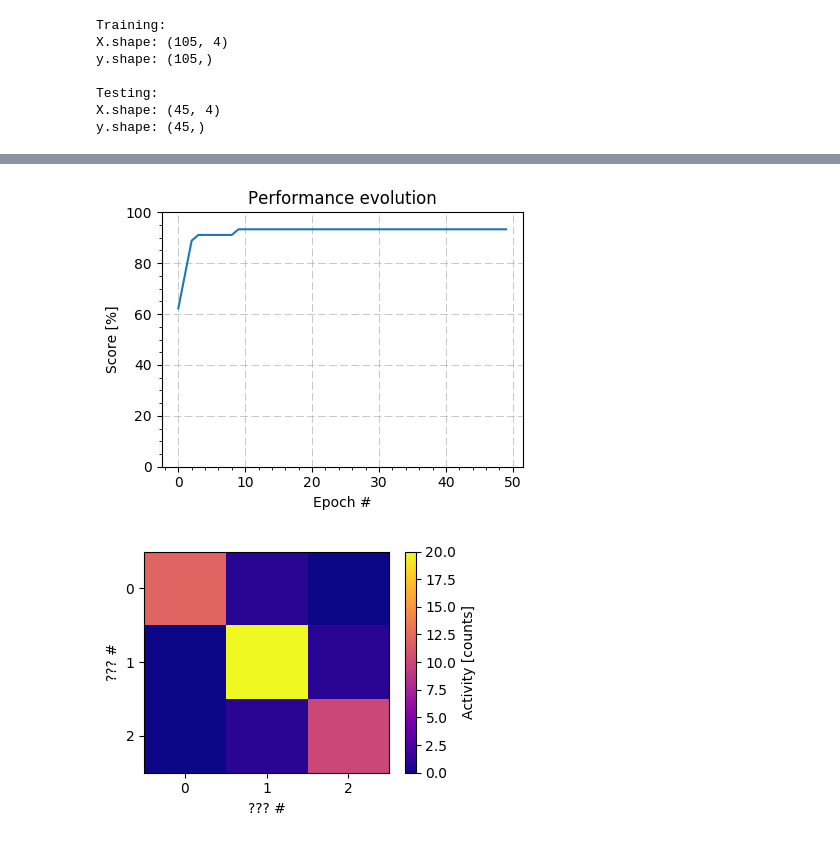
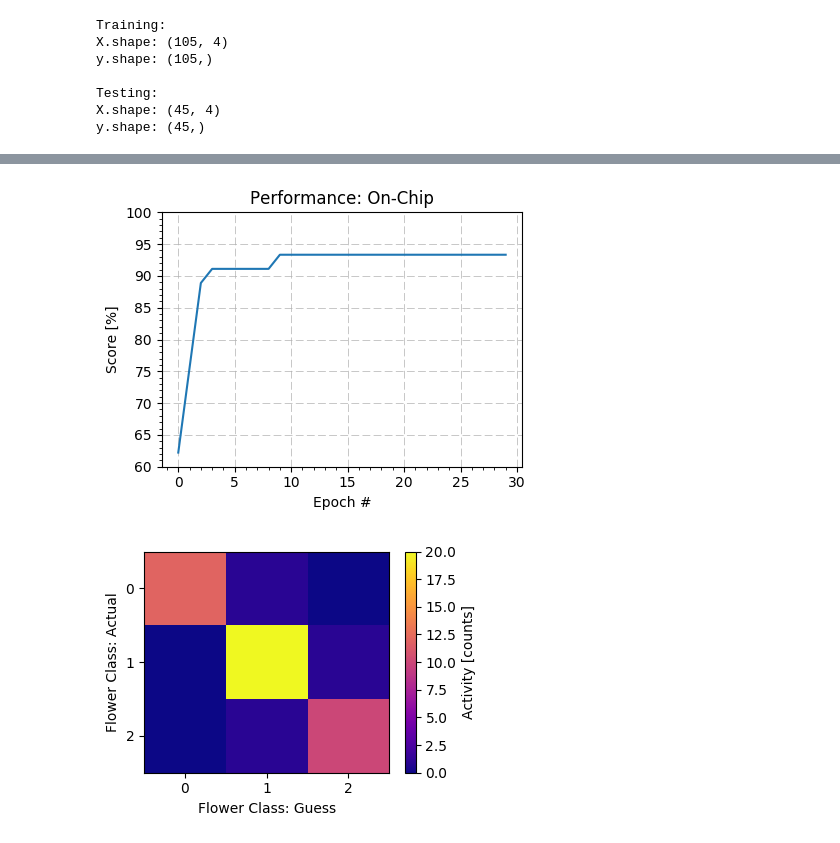
Before and after one commit to cbennett/Iris-Mem, a Jupyter notebook: Iris_1LayerClassification_Device.ipynb, the cells around one changed output, grey strips where cells are left out. Drawn from its saved outputs; the diff is of its cells as text; code cells hidden in the pictures.

```diff
--- a/Iris_1LayerClassification_Device.ipynb
+++ b/Iris_1LayerClassification_Device.ipynb
@@ -59,8 +59,8 @@ y.shape: (45,)
 # %%
 nfts = 4  # number of features
 ncls = 3  # number of classes
-gmin = 1e-8  # Siemens
-gmax = 1e-6  # Siemens
+gmin = 1.15e-11  # Siemens
+gmax = 1.15e-6  # Siemens
 gf = 5e5  # scaling factor of the currents in neuron activation function.
 
 # NB: the conductance array is ``2*(nfts + 1)`` row-high because
@@ -68,7 +68,7 @@ gf = 5e5  # scaling factor of the currents in neuron activation function.
 G = prng.uniform(low=gmin, high=gmax, size=(2*nfts + 2, ncls))
 g = 256 # writable levels
 
-nb_epochs = 50  # how many total cycles we present all train/test sets?
+nb_epochs = 30  # how many total cycles we present all train/test sets?
 #momentum = np.zeros(nbepochs)
 nb_train_steps = len(y_train)
 nb_test_steps = len(y_test)
@@ -130,21 +131,22 @@ This implementation seems consistent with the previous one :).
 # %%
 fig0, ax0 = plt.subplots(num="results", figsize=(4.5, 3.5))
 fig, ax = fig0, ax0  # Copy-pasting is easier if one always use "ax." to call the methods ;).
 
 ax.plot(range(len(results)), results)  # Actually "range(len(results))" is useless
 
 # Cosmeticks
-ax.set_title("Performance evolution")
+ax.set_title("Performance: On-Chip")
 ax.set_xlabel("Epoch #")
 ax.set_ylabel("Score [%]")
-ax.set_ylim(0, 100)
+ax.set_ylim(60, 100)
 ax.minorticks_on()
 ax.grid(ls='dashed', lw=0.5)
 fig.tight_layout()
 
+#plt.savefig('performance-onchip.png',format = 'png',dpi = 300)
 plt.show()
 # %% [output]
-[figure, old version]
+[figure, new version]
 # %%
 fig1, ax1 = plt.subplots(num="conf_arr", figsize=(4, 3))
 fig, ax = fig1, ax1
@@ -153,15 +155,16 @@ im1 = ax.imshow(conf_arr, cmap='plasma', aspect='auto', origin='upper')
 cb1 = fig.colorbar(im1, ax=ax, label="Activity [counts]")
 
 # Cosmeticks
-ax.set_xlabel("??? #")
-ax.set_ylabel("??? #")
+ax.set_xlabel("Flower Class: Guess")
+ax.set_ylabel("Flower Class: Actual")
 ax.xaxis.set_major_locator(MultipleLocator(1))
 ax.yaxis.set_major_locator(MultipleLocator(1))
 fig.tight_layout()
 
+#plt.savefig('confusionmat.png',format = 'png',dpi = 300)
 plt.show()
 # %% [output]
-[figure, old version]
+[figure, new version]
 # %%
 fig2, axs2 = plt.subplots(ncols=3, num="G_hist_1", figsize=(5.5, 2.5), sharex=True,
                           sharey=True)
```
Also changed, not shown: parts of 4 cells of this notebook, 1 other file.
